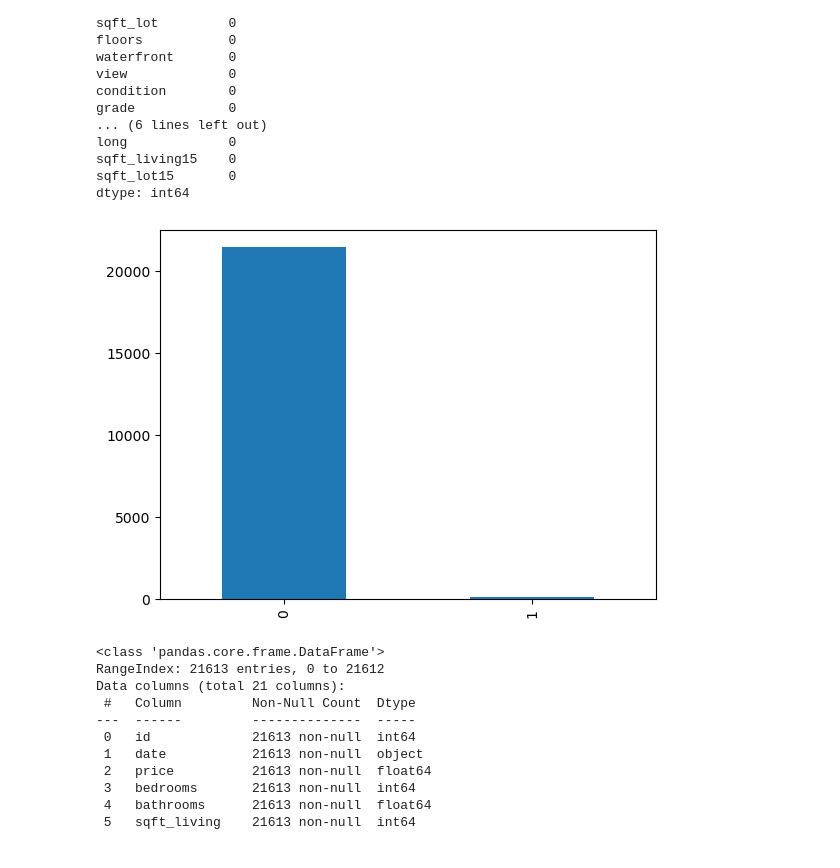
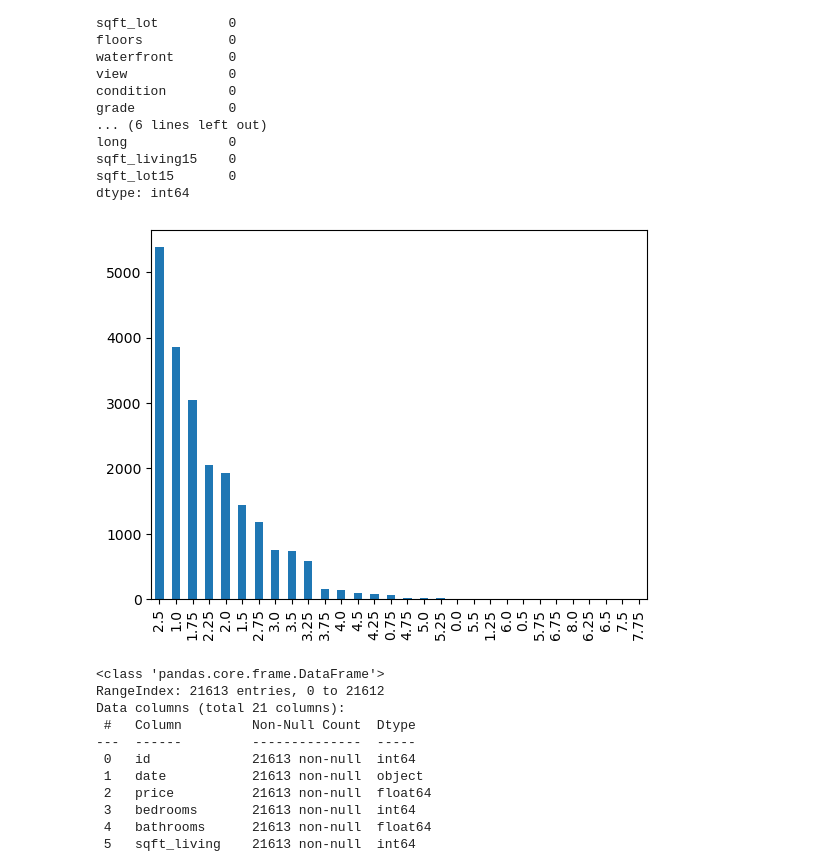
Before and after one commit to PacktPublishing/Building-Data-Science-Solutions-with-Anaconda, a Jupyter notebook: Chapter06/ch_6.ipynb, the cells around one changed output. Cells and saved outputs as stored; diff of their text form; code cells hidden in the pictures.

```diff
--- a/Chapter06/ch_6.ipynb
+++ b/Chapter06/ch_6.ipynb
@@ -36,10 +36,10 @@ sqft_living15    0
 sqft_lot15       0
 dtype: int64
 # %%
-count = df['waterfront']
+count = df['bathrooms']
 count.value_counts().plot(kind='bar');
 # %% [output]
-[figure, old version]
+[figure, new version]
 # %%
 df.info()
 # %% [output]
```
Also changed, not shown: parts of 2 cells of this notebook.
